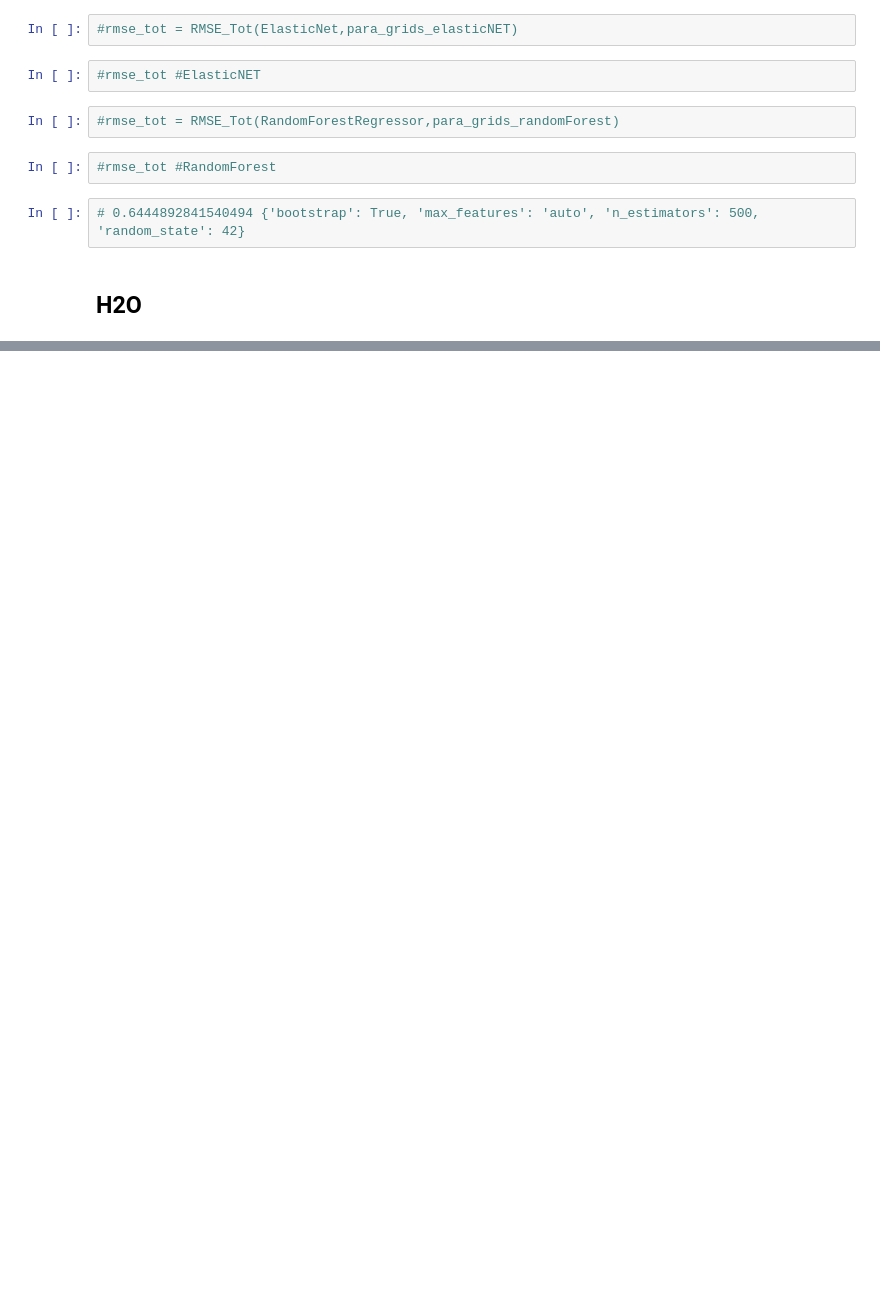
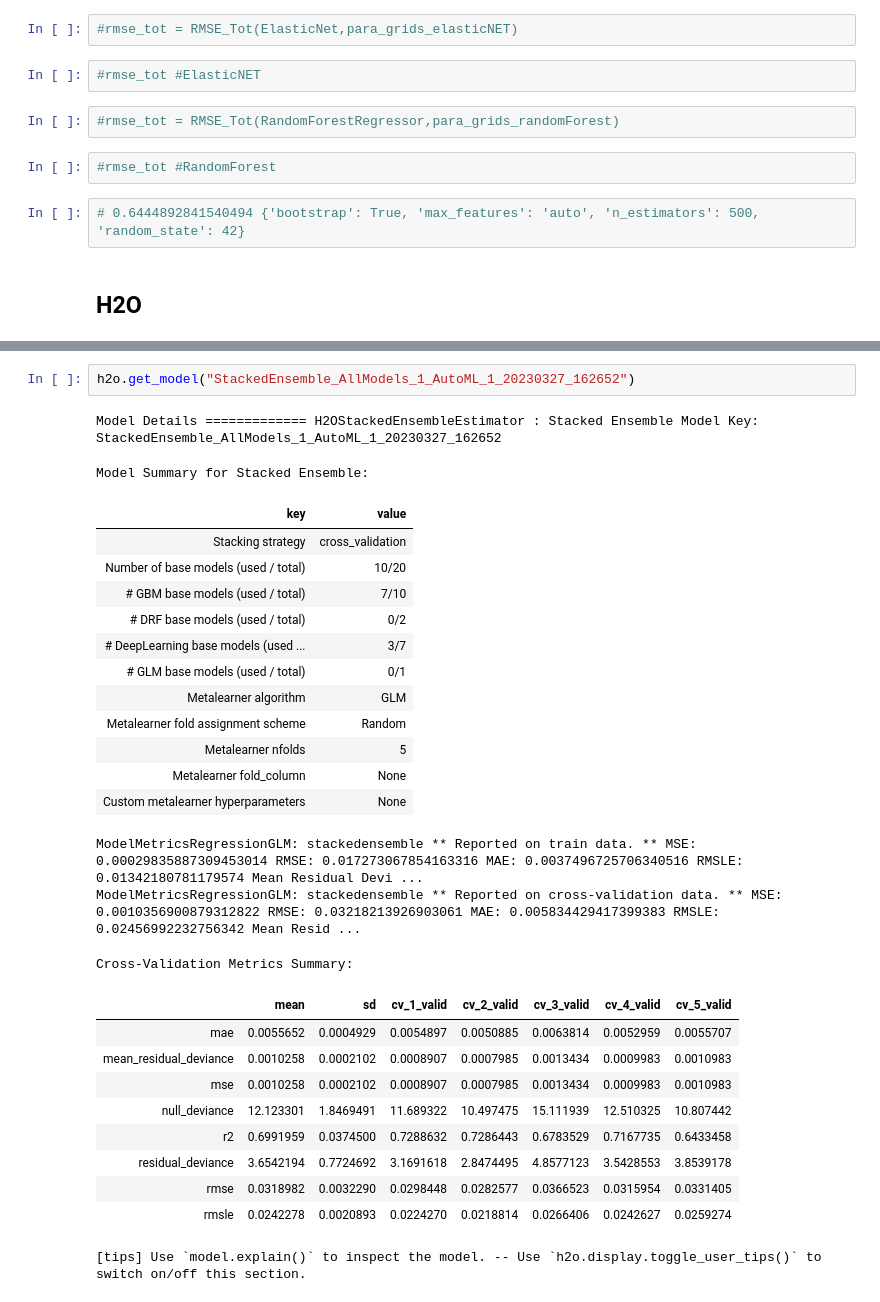
Before and after one commit to MartinErwan/ML_NBA_MVP_Prediction, a Jupyter notebook: PFE_Prediction.ipynb, the cells around one changed output, grey strips where cells are left out. Drawn from its saved outputs; the diff is of its cells as text; blank space fills up the shorter version.

```diff
--- a/PFE_Prediction.ipynb
+++ b/PFE_Prediction.ipynb
@@ -960,3 +685,33 @@ AutoML progress: |
+# %%
+h2o.get_model("StackedEnsemble_AllModels_1_AutoML_1_20230327_162652")
+# %% [output]
+Model Details ============= H2OStackedEnsembleEstimator : Stacked Ensemble Model Key: StackedEnsemble_AllModels_1_AutoML_1_20230327_162652
+Model Summary for Stacked Ensemble:
+| key | value |
+| Stacking strategy | cross_validation |
+| Number of base models (used / total) | 10/20 |
+| # GBM base models (used / total) | 7/10 |
+| # DRF base models (used / total) | 0/2 |
+| # DeepLearning base models (used ... | 3/7 |
+| # GLM base models (used / total) | 0/1 |
+| Metalearner algorithm | GLM |
+| Metalearner fold assignment scheme | Random |
+| Metalearner nfolds | 5 |
+| Metalearner fold_column | None |
+| Custom metalearner hyperparameters | None |
+ModelMetricsRegressionGLM: stackedensemble ** Reported on train data. ** MSE: 0.00029835887309453014 RMSE: 0.017273067854163316 MAE: 0.0037496725706340516 RMSLE: 0.01342180781179574 Mean Residual Devi ...
+ModelMetricsRegressionGLM: stackedensemble ** Reported on cross-validation data. ** MSE: 0.0010356900879312822 RMSE: 0.03218213926903061 MAE: 0.005834429417399383 RMSLE: 0.02456992232756342 Mean Resid ...
+Cross-Validation Metrics Summary:
+|  | mean | sd | cv_1_valid | cv_2_valid | cv_3_valid | cv_4_valid | cv_5_valid |
+| mae | 0.0055652 | 0.0004929 | 0.0054897 | 0.0050885 | 0.0063814 | 0.0052959 | 0.0055707 |
+| mean_residual_deviance | 0.0010258 | 0.0002102 | 0.0008907 | 0.0007985 | 0.0013434 | 0.0009983 | 0.0010983 |
+| mse | 0.0010258 | 0.0002102 | 0.0008907 | 0.0007985 | 0.0013434 | 0.0009983 | 0.0010983 |
+| null_deviance | 12.123301 | 1.8469491 | 11.689322 | 10.497475 | 15.111939 | 12.510325 | 10.807442 |
+| r2 | 0.6991959 | 0.0374500 | 0.7288632 | 0.7286443 | 0.6783529 | 0.7167735 | 0.6433458 |
+| residual_deviance | 3.6542194 | 0.7724692 | 3.1691618 | 2.8474495 | 4.8577123 | 3.5428553 | 3.8539178 |
+| rmse | 0.0318982 | 0.0032290 | 0.0298448 | 0.0282577 | 0.0366523 | 0.0315954 | 0.0331405 |
+| rmsle | 0.0242278 | 0.0020893 | 0.0224270 | 0.0218814 | 0.0266406 | 0.0242627 | 0.0259274 |
+[tips] Use `model.explain()` to inspect the model. -- Use `h2o.display.toggle_user_tips()` to switch on/off this section.
 # %%
 preds = aml.predict(test)
 # %% [output]
```
Also changed, not shown: parts of 32 cells of this notebook.
